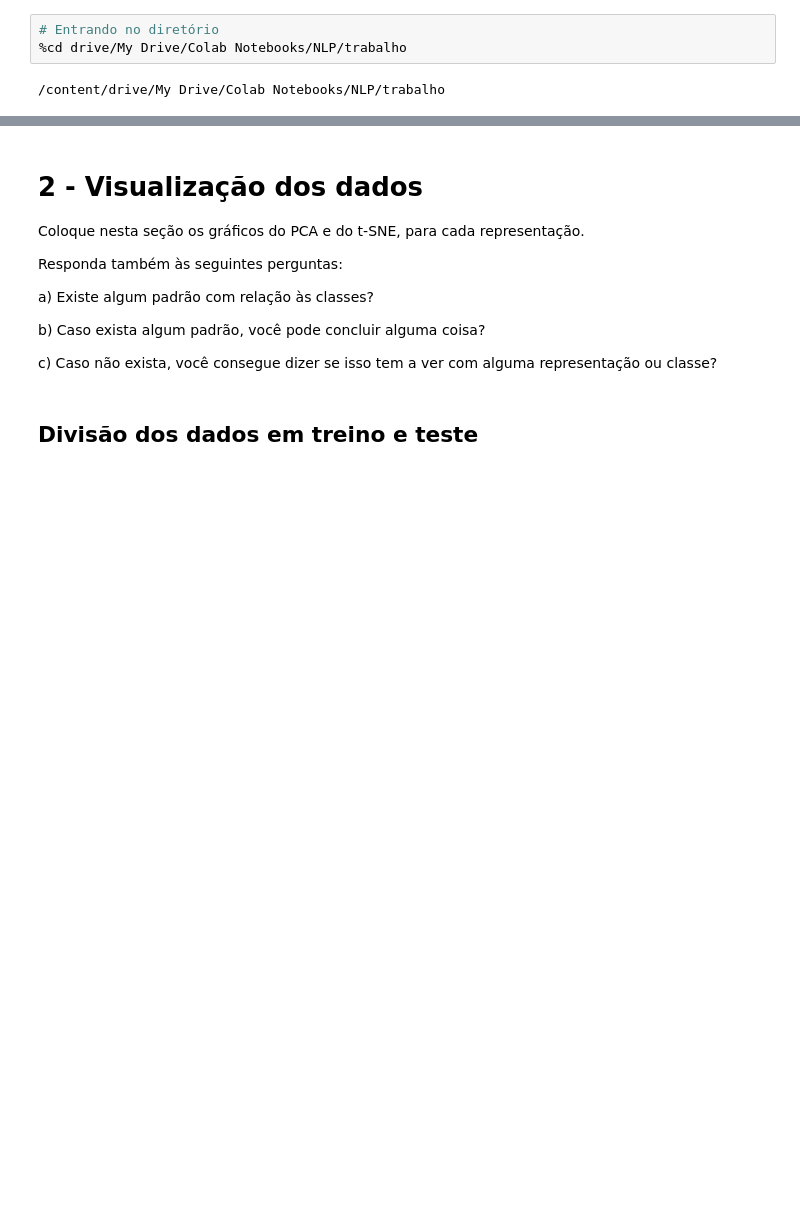
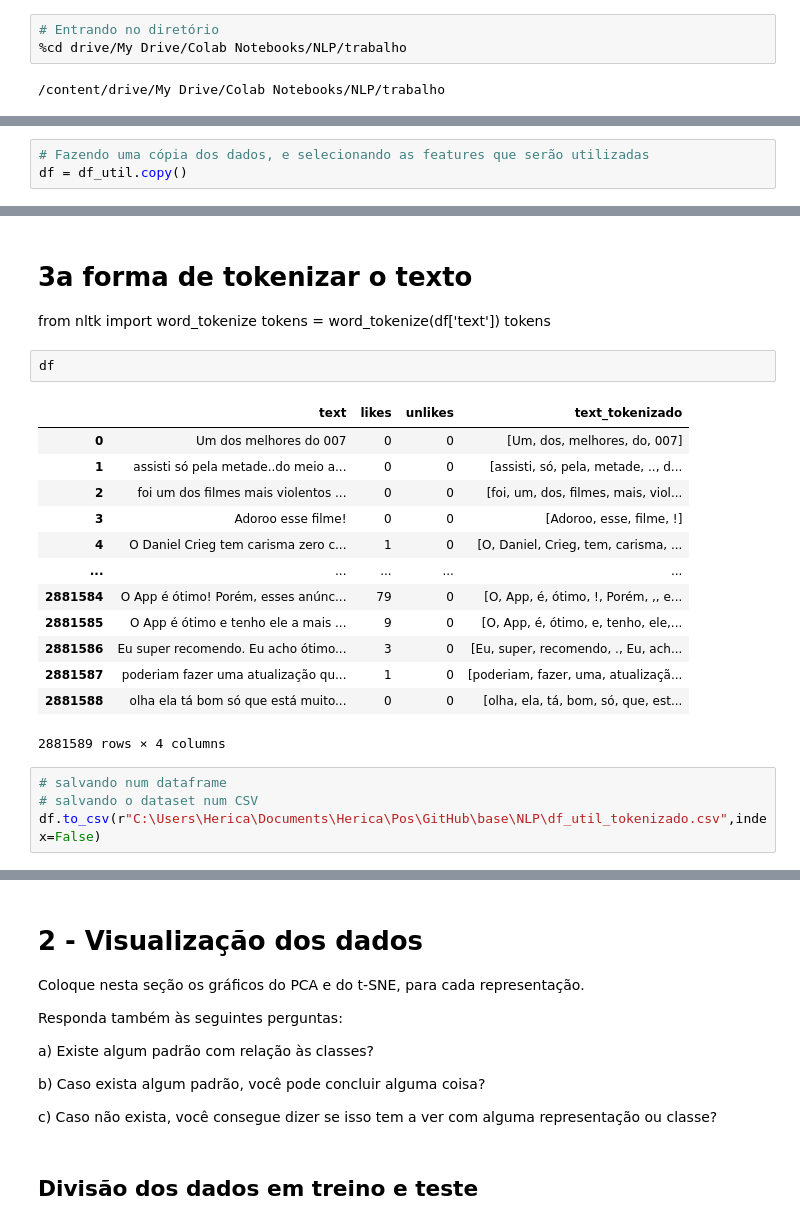
Before and after one commit to hericax/Pos, a Jupyter notebook: projeto_NLP/projeto_NLP.ipynb, the cells around one changed output, grey strips where cells are left out. Saved outputs shown, nothing was run; the diff lists cells and outputs as text; blank space fills up the shorter version.

```diff
--- a/projeto_NLP/projeto_NLP.ipynb
+++ b/projeto_NLP/projeto_NLP.ipynb
@@ -39,0 +247,3 @@ TypeError: ignored
+# %%
+# Fazendo uma cópia dos dados, e selecionando as features que serão utilizadas
+df = df_util.copy()
@@ -39,0 +276,25 @@ TypeError: ignored
+# %% [markdown]
+# 3a forma de tokenizar o texto
+from nltk import word_tokenize
+tokens = word_tokenize(df['text'])
+tokens
+# %%
+df
+# %% [output]
+|  | text | likes | unlikes | text_tokenizado |
+| 0 | Um dos melhores do 007 | 0 | 0 | [Um, dos, melhores, do, 007] |
+| 1 | assisti só pela metade..do meio a... | 0 | 0 | [assisti, só, pela, metade, .., d... |
+| 2 | foi um dos filmes mais violentos ... | 0 | 0 | [foi, um, dos, filmes, mais, viol... |
+| 3 | Adoroo esse filme! | 0 | 0 | [Adoroo, esse, filme, !] |
+| 4 | O Daniel Crieg tem carisma zero c... | 1 | 0 | [O, Daniel, Crieg, tem, carisma, ... |
+| ... | ... | ... | ... | ... |
+| 2881584 | O App é ótimo! Porém, esses anúnc... | 79 | 0 | [O, App, é, ótimo, !, Porém, ,, e... |
+| 2881585 | O App é ótimo e tenho ele a mais ... | 9 | 0 | [O, App, é, ótimo, e, tenho, ele,... |
+| 2881586 | Eu super recomendo. Eu acho ótimo... | 3 | 0 | [Eu, super, recomendo, ., Eu, ach... |
+| 2881587 | poderiam fazer uma atualização qu... | 1 | 0 | [poderiam, fazer, uma, atualizaçã... |
+| 2881588 | olha ela tá bom só que está muito... | 0 | 0 | [olha, ela, tá, bom, só, que, est... |
+2881589 rows × 4 columns
+# %%
+# salvando num dataframe
+# salvando o dataset num CSV
+df.to_csv(r"C:\Users\Herica\Documents\Herica\Pos\GitHub\base\NLP\df_util_tokenizado.csv",index=False)
```
Also changed, not shown: parts of 33 cells of this notebook.
